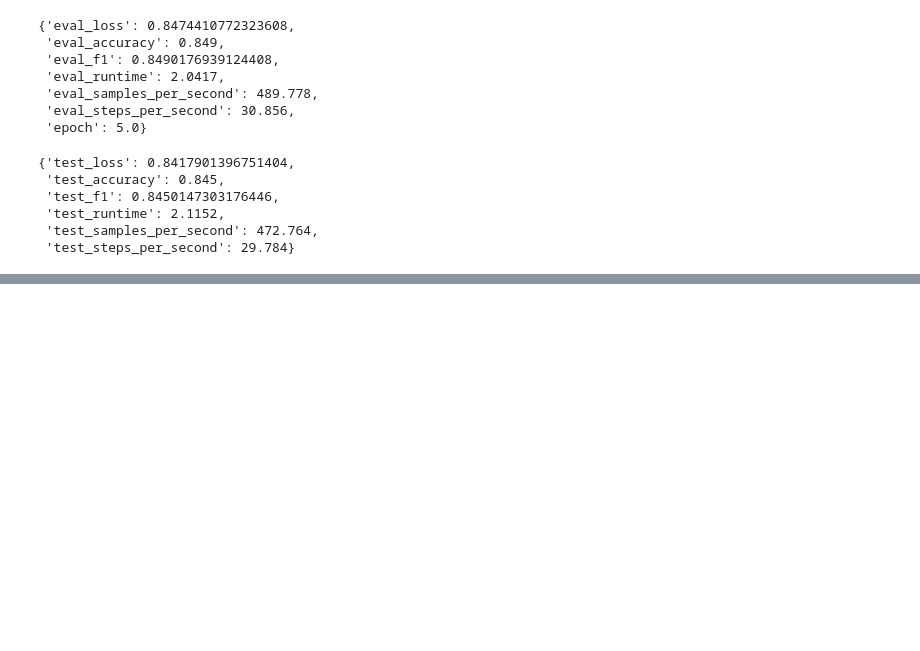
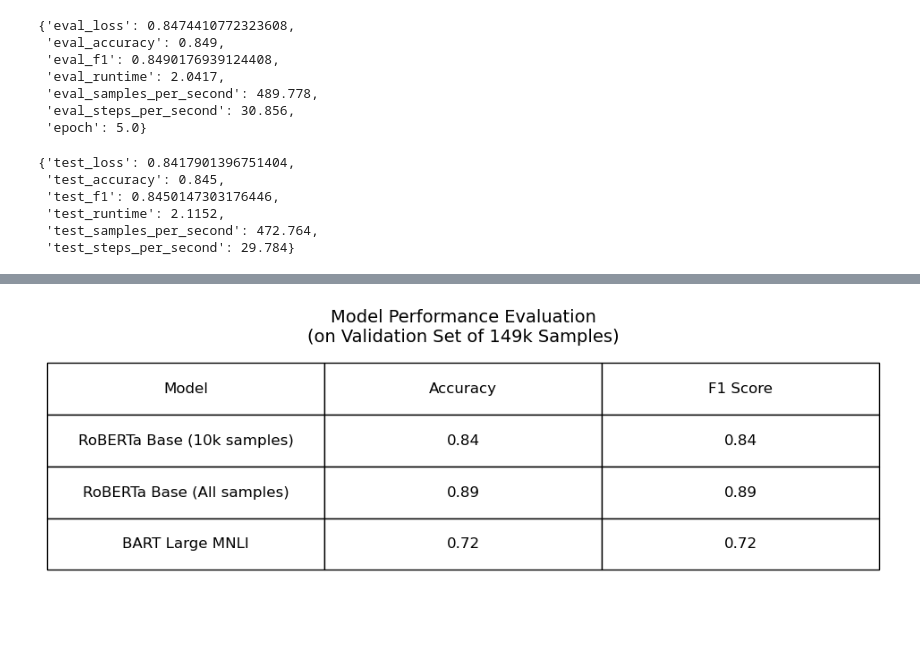
Before and after one commit to kamelnebhi/llm_fine_tuning, a Jupyter notebook: slm/twitter_sentiment_classifier.ipynb, the cells around one changed output, grey strips where cells are left out. Cells and saved outputs as stored; diff of their text form; code cells hidden in the pictures; blank space fills up the shorter version.

```diff
--- a/slm/twitter_sentiment_classifier.ipynb
+++ b/slm/twitter_sentiment_classifier.ipynb
@@ -313,0 +334,39 @@ metrics
+# %%
+import matplotlib.pyplot as plt
+import pandas as pd
+
+# Create a DataFrame with the results
+data = {
+    'Model': ['RoBERTa Base (10k samples)', 'RoBERTa Base (All samples)', 'BART Large MNLI'],
+    'Accuracy': [0.84, 0.89, 0.72],
+    'F1 Score': [0.84, 0.89, 0.72]
+}
+
+df = pd.DataFrame(data)
+
+# Create a plot
+fig, ax = plt.subplots(figsize=(12, 4))  # Adjust figsize as needed
+
+# Hide axes
+ax.xaxis.set_visible(False)
+ax.yaxis.set_visible(False)
+ax.set_frame_on(False)
+
+# Create a table
+table = plt.table(cellText=df.values,
+                  colLabels=df.columns,
+                  cellLoc='center',
+                  loc='center',
+                  bbox=[0, 0.2, 1, 0.75])  # Adjust bbox as needed for spacing
+
+# Add title
+plt.title('Model Performance Evaluation\n(on Validation Set of 149k Samples)', fontsize=14)
+
+# Adjust table font size
+table.auto_set_font_size(False)
+table.set_fontsize(12)
+
+# Show plot
+plt.show()
+# %% [output]
+[figure, added]
```
Also changed, not shown: parts of 8 cells of this notebook, 1 other file.
